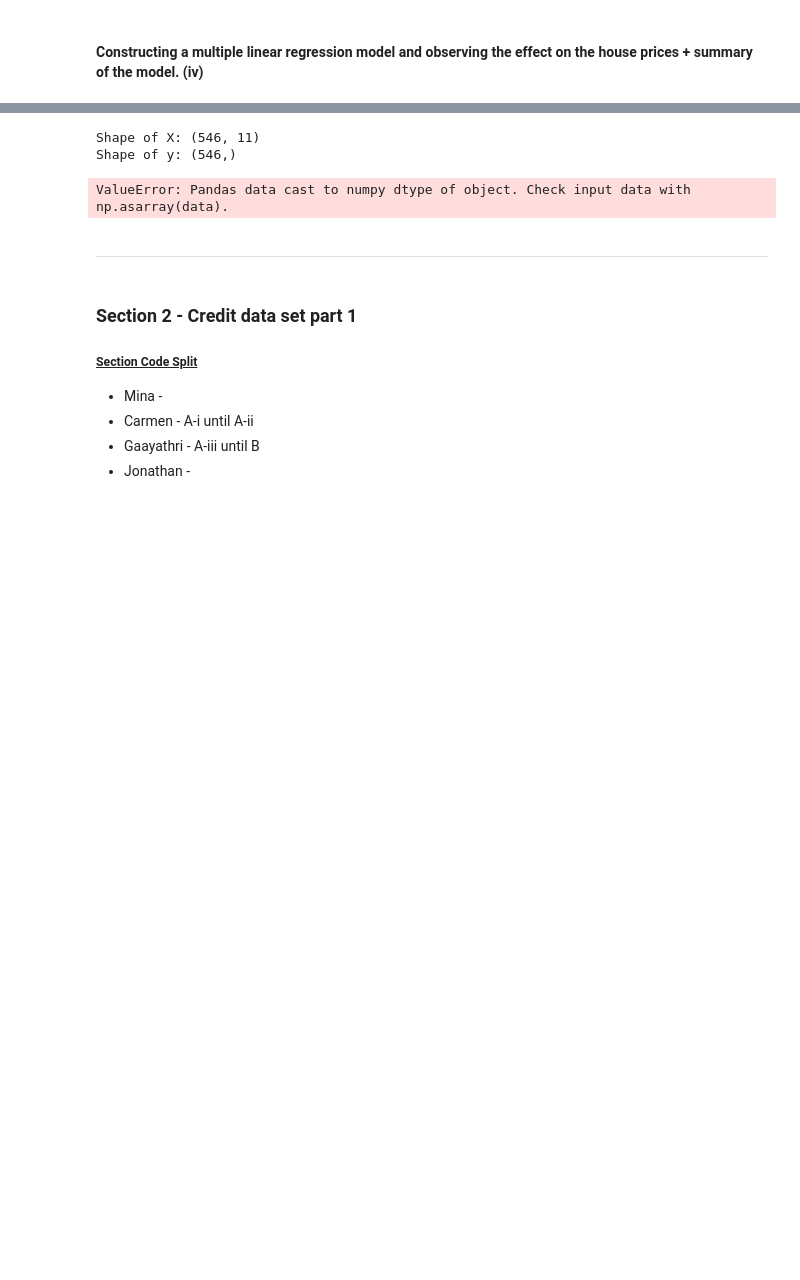
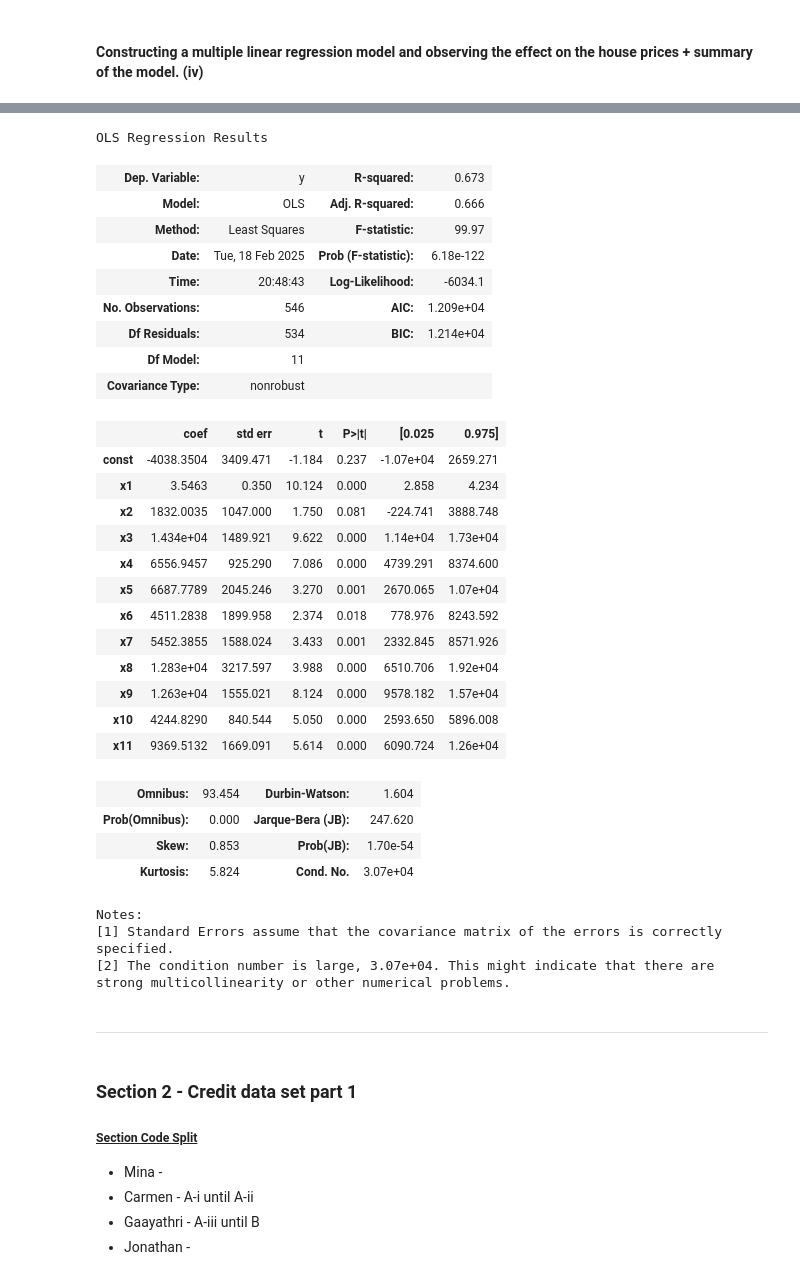
Before and after one commit to mcarbajal2/IFI8420-Assignments, a Jupyter notebook: Assignment 2/Assignment2.ipynb, the cells around one changed output, grey strips where cells are left out. Saved outputs shown, nothing was run; the diff lists cells and outputs as text; code cells hidden in the pictures; blank space fills up the shorter version.

```diff
--- a/Assignment 2/Assignment2.ipynb
+++ b/Assignment 2/Assignment2.ipynb
@@ -142,29 +161,47 @@ Non-Numeric Columns: []
 # %%
-# Converting categorical variables into dummy variables
-X = pd.get_dummies(house_prices_df.drop(columns=['price']), drop_first=True)
+# Getting dummy variables
+house_prices_df = house_prices_df.replace({'yes': 1, 'no': 0})
 
-# Convert all X variables to numeric and y to numeric
-X = X.apply(pd.to_numeric, errors='coerce')
+# Creating the model
+X = house_prices_df[['lotsize', 'bedrooms', 'bathrooms', 'stories', 'driveway', 'recreation', 'fullbase', 'gasheat', 'aircon', 'garage', 'prefer']].values
+y = house_prices_df['price'].values
 
-y = pd.to_numeric(y, errors='coerce')
+X1 = sm.add_constant(X)
 
-print(f"Shape of X: {X.shape}")
-print(f"Shape of y: {y.shape}")
-
-X = X.dropna()
-y = y.loc[X.index]
-
-# Adding constant for intercept
-X = sm.add_constant(X)
-
-# Fiting the multiple regression model
-multi_model = sm.OLS(y, X).fit()
-
-print(multi_model.summary())
+model = sm.OLS(y, X1).fit()
+model.summary()
 # %% [output]
-Shape of X: (546, 11)
-Shape of y: (546,)
+OLS Regression Results
+| Dep. Variable: | y | R-squared: | 0.673 |
+| Model: | OLS | Adj. R-squared: | 0.666 |
+| Method: | Least Squares | F-statistic: | 99.97 |
+| Date: | Tue, 18 Feb 2025 | Prob (F-statistic): | 6.18e-122 |
+| Time: | 20:48:43 | Log-Likelihood: | -6034.1 |
+| No. Observations: | 546 | AIC: | 1.209e+04 |
+| Df Residuals: | 534 | BIC: | 1.214e+04 |
+| Df Model: | 11 |  |  |
+| Covariance Type: | nonrobust |  |  |
+|  | coef | std err | t | P>|t| | [0.025 | 0.975] |
+| const | -4038.3504 | 3409.471 | -1.184 | 0.237 | -1.07e+04 | 2659.271 |
+| x1 | 3.5463 | 0.350 | 10.124 | 0.000 | 2.858 | 4.234 |
+| x2 | 1832.0035 | 1047.000 | 1.750 | 0.081 | -224.741 | 3888.748 |
+| x3 | 1.434e+04 | 1489.921 | 9.622 | 0.000 | 1.14e+04 | 1.73e+04 |
+| x4 | 6556.9457 | 925.290 | 7.086 | 0.000 | 4739.291 | 8374.600 |
+| x5 | 6687.7789 | 2045.246 | 3.270 | 0.001 | 2670.065 | 1.07e+04 |
+| x6 | 4511.2838 | 1899.958 | 2.374 | 0.018 | 778.976 | 8243.592 |
+| x7 | 5452.3855 | 1588.024 | 3.433 | 0.001 | 2332.845 | 8571.926 |
+| x8 | 1.283e+04 | 3217.597 | 3.988 | 0.000 | 6510.706 | 1.92e+04 |
+| x9 | 1.263e+04 | 1555.021 | 8.124 | 0.000 | 9578.182 | 1.57e+04 |
+| x10 | 4244.8290 | 840.544 | 5.050 | 0.000 | 2593.650 | 5896.008 |
+| x11 | 9369.5132 | 1669.091 | 5.614 | 0.000 | 6090.724 | 1.26e+04 |
+| Omnibus: | 93.454 | Durbin-Watson: | 1.604 |
+| Prob(Omnibus): | 0.000 | Jarque-Bera (JB): | 247.620 |
+| Skew: | 0.853 | Prob(JB): | 1.70e-54 |
+| Kurtosis: | 5.824 | Cond. No. | 3.07e+04 |
-ValueError: Pandas data cast to numpy dtype of object. Check input data with np.asarray(data).
+Notes:
+[1] Standard Errors assume that the covariance matrix of the errors is correctly specified.
+[2] The condition number is large, 3.07e+04. This might indicate that there are
+strong multicollinearity or other numerical problems.
 # %% [markdown]
 <hr>
 # %% [markdown]
```
Also changed, not shown: parts of 4 cells of this notebook.
